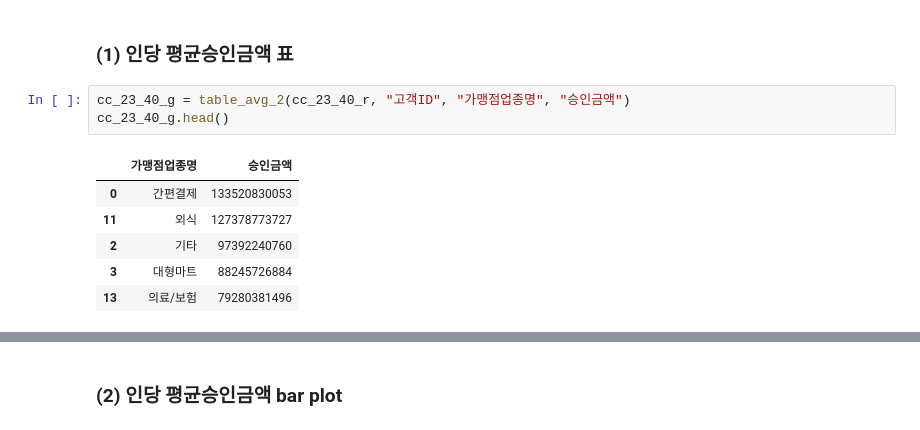
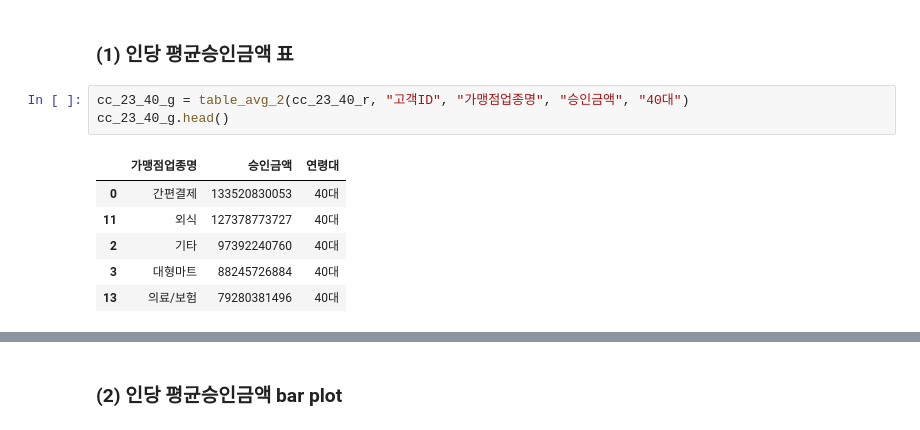
Before and after one commit to dsleslie/Projects_2024, a Jupyter notebook: 3_EDA.ipynb, the cells around one changed output, grey strips where cells are left out. Drawn from its saved outputs; the diff is of its cells as text.

```diff
--- a/3_EDA.ipynb
+++ b/3_EDA.ipynb
@@ -893,13 +853,13 @@ barplot_avg(cc_23_50_r, "분류", "승인금액", "2023", "60대 이상")
 # %% [markdown]
 ### (1) 인당 평균승인금액 표
 # %%
-cc_23_40_g = table_avg_2(cc_23_40_r, "고객ID", "가맹점업종명", "승인금액")
+cc_23_40_g = table_avg_2(cc_23_40_r, "고객ID", "가맹점업종명", "승인금액", "40대")
 cc_23_40_g.head()
 # %% [output]
-|  | 가맹점업종명 | 승인금액 |
-| 0 | 간편결제 | 133520830053 |
-| 11 | 외식 | 127378773727 |
-| 2 | 기타 | 97392240760 |
-| 3 | 대형마트 | 88245726884 |
-| 13 | 의료/보험 | 79280381496 |
+|  | 가맹점업종명 | 승인금액 | 연령대 |
+| 0 | 간편결제 | 133520830053 | 40대 |
+| 11 | 외식 | 127378773727 | 40대 |
+| 2 | 기타 | 97392240760 | 40대 |
+| 3 | 대형마트 | 88245726884 | 40대 |
+| 13 | 의료/보험 | 79280381496 | 40대 |
 # %%
```
Also changed, not shown: parts of 4 cells of this notebook.
